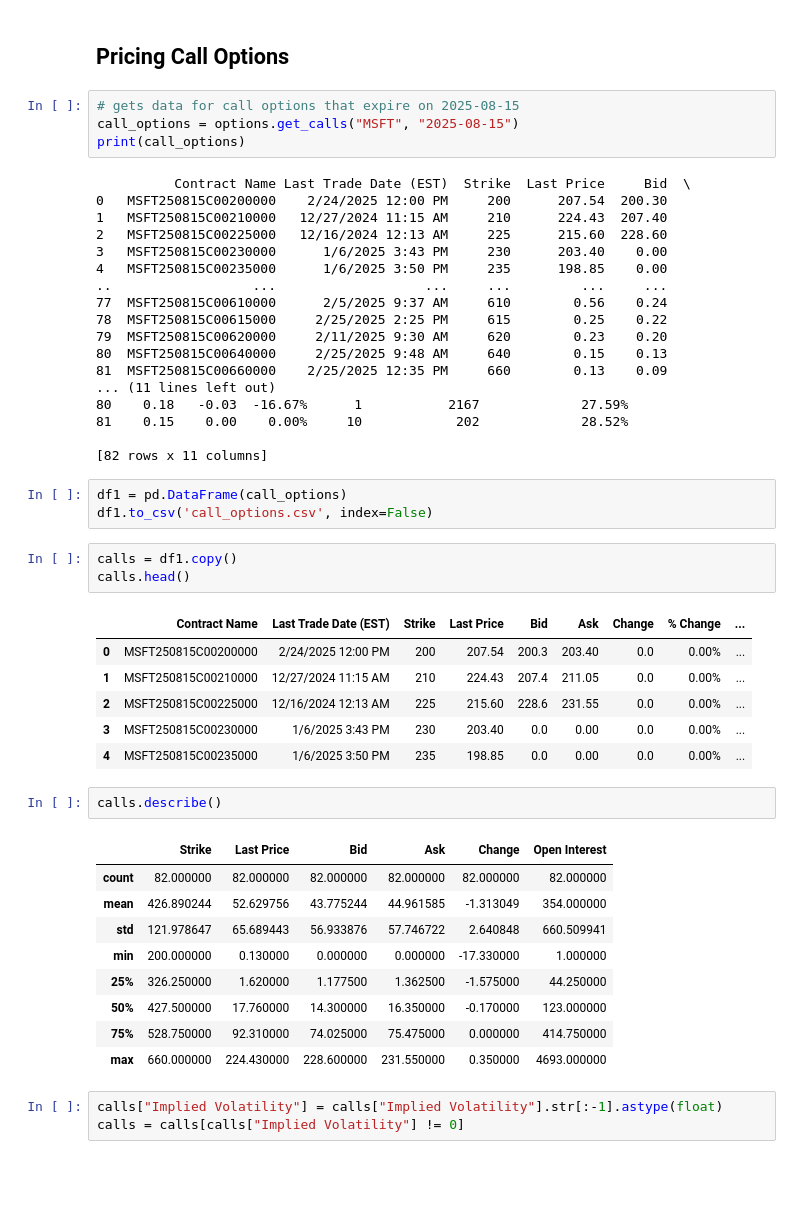
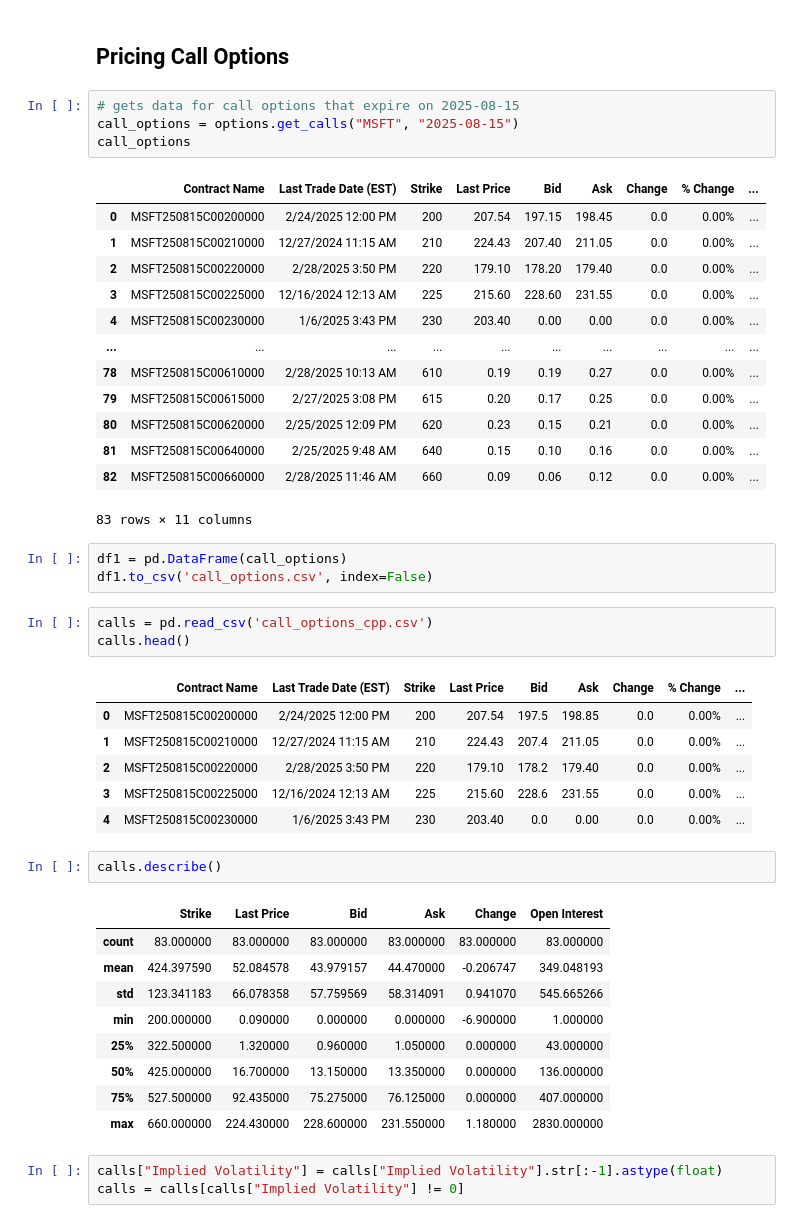
Before and after one commit to kasvinatirumal/wdrp_wi25, a Jupyter notebook: Call_and_Put_Option_Pricing.ipynb, the cells around one changed output. Drawn from its saved outputs; the diff is of its cells as text; blank space fills up the shorter version.

```diff
--- a/Call_and_Put_Option_Pricing.ipynb
+++ b/Call_and_Put_Option_Pricing.ipynb
@@ -46,50 +28,46 @@ print(expiration_dates)
 # %%
 # gets data for call options that expire on 2025-08-15
 call_options = options.get_calls("MSFT", "2025-08-15")
-print(call_options)
+call_options
 # %% [output]
+|  | Contract Name | Last Trade Date (EST) | Strike | Last Price | Bid | Ask | Change | % Change | ... |
+| 0 | MSFT250815C00200000 | 2/24/2025 12:00 PM | 200 | 207.54 | 197.15 | 198.45 | 0.0 | 0.00% | ... |
+| 1 | MSFT250815C00210000 | 12/27/2024 11:15 AM | 210 | 224.43 | 207.40 | 211.05 | 0.0 | 0.00% | ... |
+| 2 | MSFT250815C00220000 | 2/28/2025 3:50 PM | 220 | 179.10 | 178.20 | 179.40 | 0.0 | 0.00% | ... |
+| 3 | MSFT250815C00225000 | 12/16/2024 12:13 AM | 225 | 215.60 | 228.60 | 231.55 | 0.0 | 0.00% | ... |
+| 4 | MSFT250815C00230000 | 1/6/2025 3:43 PM | 230 | 203.40 | 0.00 | 0.00 | 0.0 | 0.00% | ... |
+| ... | ... | ... | ... | ... | ... | ... | ... | ... | ... |
+| 78 | MSFT250815C00610000 | 2/28/2025 10:13 AM | 610 | 0.19 | 0.19 | 0.27 | 0.0 | 0.00% | ... |
+| 79 | MSFT250815C00615000 | 2/27/2025 3:08 PM | 615 | 0.20 | 0.17 | 0.25 | 0.0 | 0.00% | ... |
+| 80 | MSFT250815C00620000 | 2/25/2025 12:09 PM | 620 | 0.23 | 0.15 | 0.21 | 0.0 | 0.00% | ... |
+| 81 | MSFT250815C00640000 | 2/25/2025 9:48 AM | 640 | 0.15 | 0.10 | 0.16 | 0.0 | 0.00% | ... |
+| 82 | MSFT250815C00660000 | 2/28/2025 11:46 AM | 660 | 0.09 | 0.06 | 0.12 | 0.0 | 0.00% | ... |
-          Contract Name Last Trade Date (EST)  Strike  Last Price     Bid  \
-0   MSFT250815C00200000    2/24/2025 12:00 PM     200      207.54  200.30
-1   MSFT250815C00210000   12/27/2024 11:15 AM     210      224.43  207.40
-2   MSFT250815C00225000   12/16/2024 12:13 AM     225      215.60  228.60
-3   MSFT250815C00230000      1/6/2025 3:43 PM     230      203.40    0.00
-4   MSFT250815C00235000      1/6/2025 3:50 PM     235      198.85    0.00
-..                  ...                   ...     ...         ...     ...
-77  MSFT250815C00610000      2/5/2025 9:37 AM     610        0.56    0.24
-78  MSFT250815C00615000     2/25/2025 2:25 PM     615        0.25    0.22
-79  MSFT250815C00620000     2/11/2025 9:30 AM     620        0.23    0.20
-80  MSFT250815C00640000     2/25/2025 9:48 AM     640        0.15    0.13
-81  MSFT250815C00660000    2/25/2025 12:35 PM     660        0.13    0.09
-... (11 lines left out)
-80    0.18   -0.03  -16.67%      1           2167             27.59%
-81    0.15    0.00    0.00%     10            202             28.52%
-
-[82 rows x 11 columns]
+83 rows × 11 columns
 # %%
 df1 = pd.DataFrame(call_options)
 df1.to_csv('call_options.csv', index=False)
 # %%
-calls = df1.copy()
+calls = pd.read_csv('call_options_cpp.csv')
 calls.head()
 # %% [output]
 |  | Contract Name | Last Trade Date (EST) | Strike | Last Price | Bid | Ask | Change | % Change | ... |
-| 0 | MSFT250815C00200000 | 2/24/2025 12:00 PM | 200 | 207.54 | 200.3 | 203.40 | 0.0 | 0.00% | ... |
+| 0 | MSFT250815C00200000 | 2/24/2025 12:00 PM | 200 | 207.54 | 197.5 | 198.85 | 0.0 | 0.00% | ... |
 | 1 | MSFT250815C00210000 | 12/27/2024 11:15 AM | 210 | 224.43 | 207.4 | 211.05 | 0.0 | 0.00% | ... |
-| 2 | MSFT250815C00225000 | 12/16/2024 12:13 AM | 225 | 215.60 | 228.6 | 231.55 | 0.0 | 0.00% | ... |
-| 3 | MSFT250815C00230000 | 1/6/2025 3:43 PM | 230 | 203.40 | 0.0 | 0.00 | 0.0 | 0.00% | ... |
-| 4 | MSFT250815C00235000 | 1/6/2025 3:50 PM | 235 | 198.85 | 0.0 | 0.00 | 0.0 | 0.00% | ... |
+| 2 | MSFT250815C00220000 | 2/28/2025 3:50 PM | 220 | 179.10 | 178.2 | 179.40 | 0.0 | 0.00% | ... |
+| 3 | MSFT250815C00225000 | 12/16/2024 12:13 AM | 225 | 215.60 | 228.6 | 231.55 | 0.0 | 0.00% | ... |
+| 4 | MSFT250815C00230000 | 1/6/2025 3:43 PM | 230 | 203.40 | 0.0 | 0.00 | 0.0 | 0.00% | ... |
 # %%
 calls.describe()
 # %% [output]
 |  | Strike | Last Price | Bid | Ask | Change | Open Interest |
-| count | 82.000000 | 82.000000 | 82.000000 | 82.000000 | 82.000000 | 82.000000 |
-| mean | 426.890244 | 52.629756 | 43.775244 | 44.961585 | -1.313049 | 354.000000 |
-| std | 121.978647 | 65.689443 | 56.933876 | 57.746722 | 2.640848 | 660.509941 |
-| min | 200.000000 | 0.130000 | 0.000000 | 0.000000 | -17.330000 | 1.000000 |
-| 25% | 326.250000 | 1.620000 | 1.177500 | 1.362500 | -1.575000 | 44.250000 |
-| 50% | 427.500000 | 17.760000 | 14.300000 | 16.350000 | -0.170000 | 123.000000 |
-| 75% | 528.750000 | 92.310000 | 74.025000 | 75.475000 | 0.000000 | 414.750000 |
-| max | 660.000000 | 224.430000 | 228.600000 | 231.550000 | 0.350000 | 4693.000000 |
+| count | 83.000000 | 83.000000 | 83.000000 | 83.000000 | 83.000000 | 83.000000 |
+| mean | 424.397590 | 52.084578 | 43.979157 | 44.470000 | -0.206747 | 349.048193 |
+| std | 123.341183 | 66.078358 | 57.759569 | 58.314091 | 0.941070 | 545.665266 |
+| min | 200.000000 | 0.090000 | 0.000000 | 0.000000 | -6.900000 | 1.000000 |
+| 25% | 322.500000 | 1.320000 | 0.960000 | 1.050000 | 0.000000 | 43.000000 |
+| 50% | 425.000000 | 16.700000 | 13.150000 | 13.350000 | 0.000000 | 136.000000 |
+| 75% | 527.500000 | 92.435000 | 75.275000 | 76.125000 | 0.000000 | 407.000000 |
+| max | 660.000000 | 224.430000 | 228.600000 | 231.550000 | 1.180000 | 2830.000000 |
 # %%
 calls["Implied Volatility"] = calls["Implied Volatility"].str[:-1].astype(float)
 calls = calls[calls["Implied Volatility"] != 0]
```
Also changed, not shown: parts of 8 cells of this notebook.
